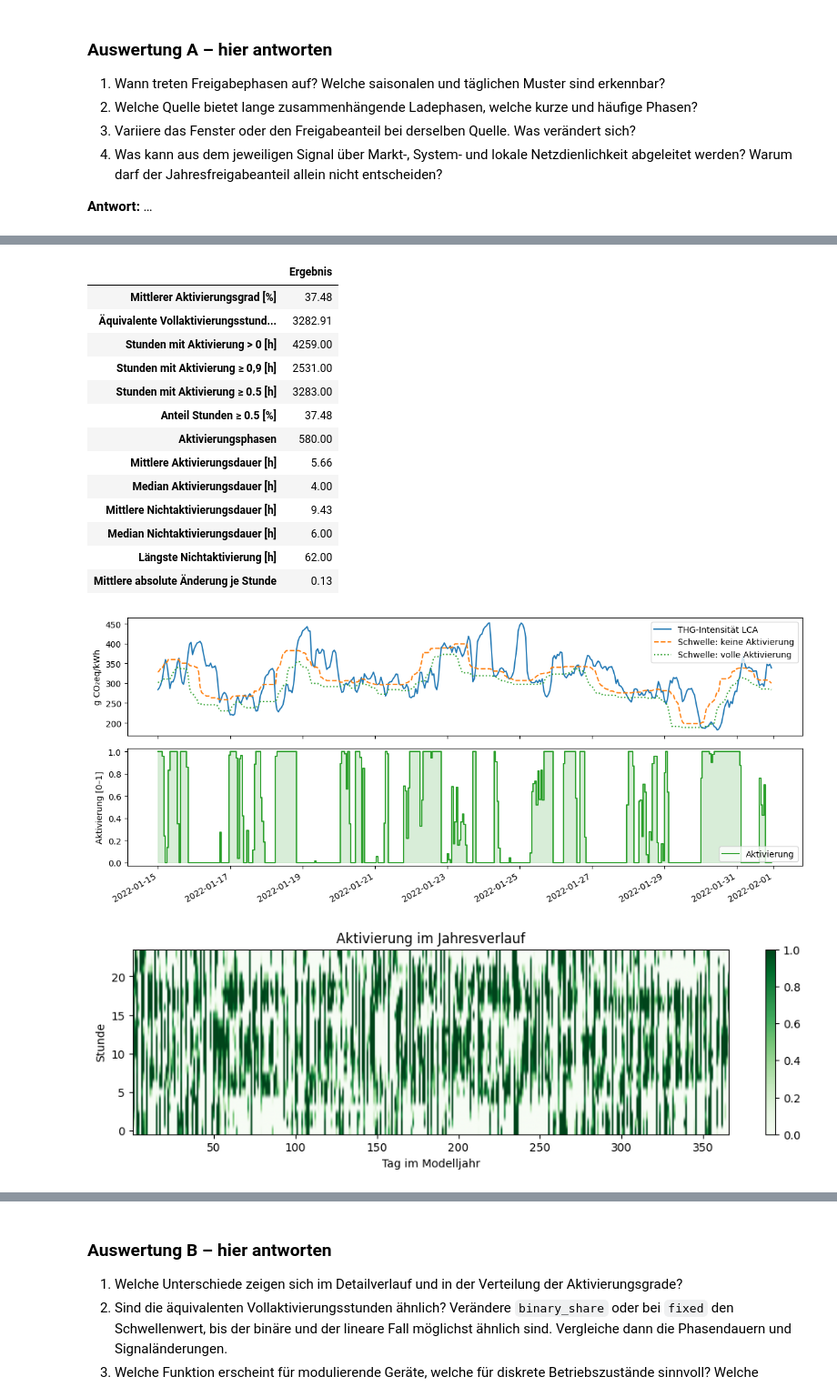
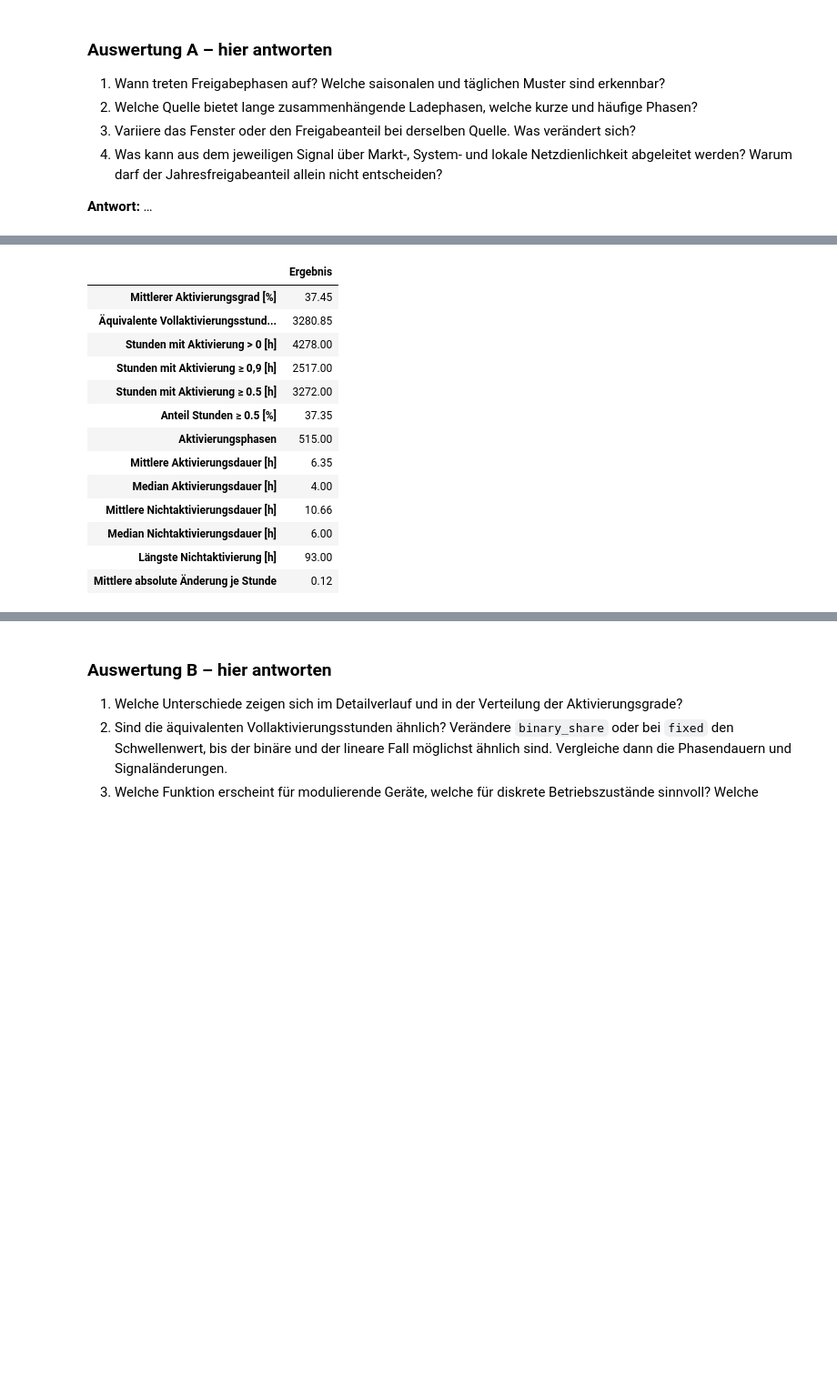
Before and after one commit to simonschaluppe/peexcel, a Jupyter notebook: notebooks/teaching/ndk/01_signallabor_AB.ipynb, the cells around one changed output, grey strips where cells are left out. Shown at 91% size. Saved outputs shown, nothing was run; the diff lists cells and outputs as text; code cells hidden in the pictures; blank space fills up the shorter version.

```diff
--- a/notebooks/teaching/ndk/01_signallabor_AB.ipynb
+++ b/notebooks/teaching/ndk/01_signallabor_AB.ipynb
@@ -25,17 +30,17 @@ Datengrundlage: bereitgestellte ENTSO-E-Jahresblätter, `exaa.csv`, stündliche
 # %%
-%pip install pandas; numpy; matplotlib
 from pathlib import Path
 import numpy as np
 import pandas as pd
 import matplotlib.pyplot as plt
 from IPython.display import display
+%config InlineBackend.figure_formats = ['svg']
 
 data = pd.read_csv(Path("signallabor_data.csv"), parse_dates=["model_timestamp"])
 assert data.groupby("year").size().eq(8760).all()
 assert not data.isna().any().any()
 info = {
     "wind": ("Wind Onshore", "MW", "high"),
-    "exaa": ("EXAA", "EUR/MWh", "low"),
+    "exaa": ("ENTSO-E Day Ahead Price", "EUR/MWh", "low"),
     "mc": ("Market Coupling", "EUR/MWh", "low"),
     "co2": ("THG-Intensität LCA", "g CO₂eq/kWh", "low"),
     "load_error": ("Istlast − Prognose", "MW", "low"),
@@ -276,23 +348,17 @@ def export_signal(s, year, name, parameters, prefix):
     print(f"{stem}.csv – 8760 Stunden")
 # %%
 # EXPERIMENT A – diese Werte verändern
-year = 2022
-source = "co2"
-method = "rolling"
-share = .30
-window = (0,72)  # (Stunden davor, Stunden danach)
-threshold = 100  # nur bei fixed; Originaleinheit der Quelle
-interval = ("2022-01-15", "2022-01-31")  # Start, Ende einschließlich bei Datumsangaben
-phase_cutoff = .5
+year = 2022 #2021, 2022
+source = "co2"   # available: "wind", "exaa", "mc", "co2", "load_error"
+method = "monthly"      # available: "monthly, "annual", "rolling"
+share = .2              # % of best observations converted to signal
+window = (0,24)  # (Stunden davor, Stunden danach)
+interval = ("2022-01-15", "2022-1-31")  # Start, Ende einschließlich bei Datumsangaben
+phase_cutoff = share
 
-x, low, high, signal = make_signal(year,source,method,share,window,threshold)
+x, low, high, signal = make_signal(year,source,method,share,window)
 display(pd.DataFrame({"Gesamtjahr":stats(signal,phase_cutoff),
                       "Gewählter Zeitraum":stats(detail(signal,interval),phase_cutoff)}).round(2))
-200200assdf2
-axasdasdasd
-
-
-
-4232asdasdasdasdasdadasdasd
+visualize(x,low,high,signal,source,interval,phase_cutoff)
 # %% [output]
 |  | Gesamtjahr | Gewählter Zeitraum |
@@ -374,28 +443,26 @@ ax.set(xlabel="Normierte günstige Führungsgröße",ylabel="Aktivierung [0–1]
 # %%
 # EXPERIMENT B – diese Werte verändern
 source_B = "co2"
 method_B = "rolling"
-window_B = (0,24)
+window_B = (0,36)
 share_B = (.20,.50)  # (Vollaktivierung, Aktivierungsbeginn)
-threshold_B = (250,100)  # nur fixed: (keine, volle Aktivierung)
+threshold_B = (500, 1500)  # nur fixed: (keine, volle Aktivierung)
 activation_B = "linear"  # linear, sigmoid, smoothstep
-x_B,low_B,high_B,signal_B = make_signal(year,source_B,method_B,share_B,window_B,threshold_B,activation_B)
+x_B,low_B,high_B,signal_B = make_signal(year, source_B, method_B, share_B, window_B, threshold_B, activation_B)
 display(stats(signal_B,phase_cutoff).round(2).to_frame("Ergebnis"))
 visualize(x_B,low_B,high_B,signal_B,source_B,interval,phase_cutoff)
 # %% [output]
 |  | Ergebnis |
-| Mittlerer Aktivierungsgrad [%] | 37.48 |
-| Äquivalente Vollaktivierungsstund... | 3282.91 |
-| Stunden mit Aktivierung > 0 [h] | 4259.00 |
-| Stunden mit Aktivierung ≥ 0,9 [h] | 2531.00 |
-| Stunden mit Aktivierung ≥ 0.5 [h] | 3283.00 |
-| Anteil Stunden ≥ 0.5 [%] | 37.48 |
-| Aktivierungsphasen | 580.00 |
-| Mittlere Aktivierungsdauer [h] | 5.66 |
+| Mittlerer Aktivierungsgrad [%] | 37.45 |
+| Äquivalente Vollaktivierungsstund... | 3280.85 |
+| Stunden mit Aktivierung > 0 [h] | 4278.00 |
+| Stunden mit Aktivierung ≥ 0,9 [h] | 2517.00 |
+| Stunden mit Aktivierung ≥ 0.5 [h] | 3272.00 |
+| Anteil Stunden ≥ 0.5 [%] | 37.35 |
+| Aktivierungsphasen | 515.00 |
+| Mittlere Aktivierungsdauer [h] | 6.35 |
 | Median Aktivierungsdauer [h] | 4.00 |
-| Mittlere Nichtaktivierungsdauer [h] | 9.43 |
+| Mittlere Nichtaktivierungsdauer [h] | 10.66 |
 | Median Nichtaktivierungsdauer [h] | 6.00 |
-| Längste Nichtaktivierung [h] | 62.00 |
-| Mittlere absolute Änderung je Stunde | 0.13 |
+| Längste Nichtaktivierung [h] | 93.00 |
+| Mittlere absolute Änderung je Stunde | 0.12 |
-[figure, removed]
-[figure, removed]
```
Also changed, not shown: parts of 14 cells of this notebook, 2 other files.
